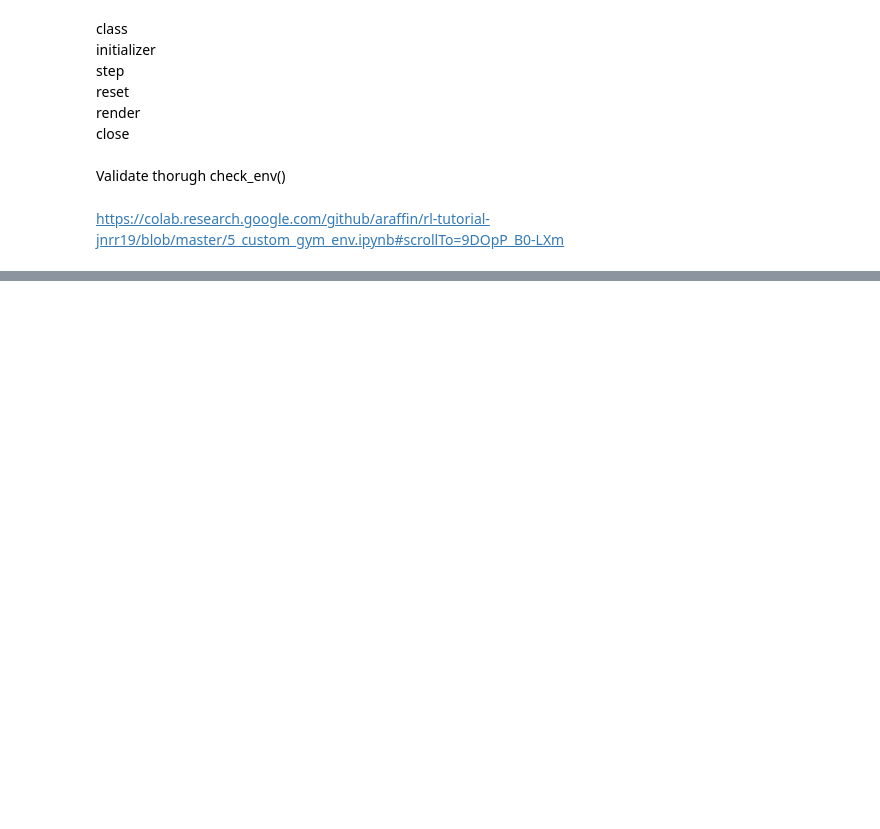
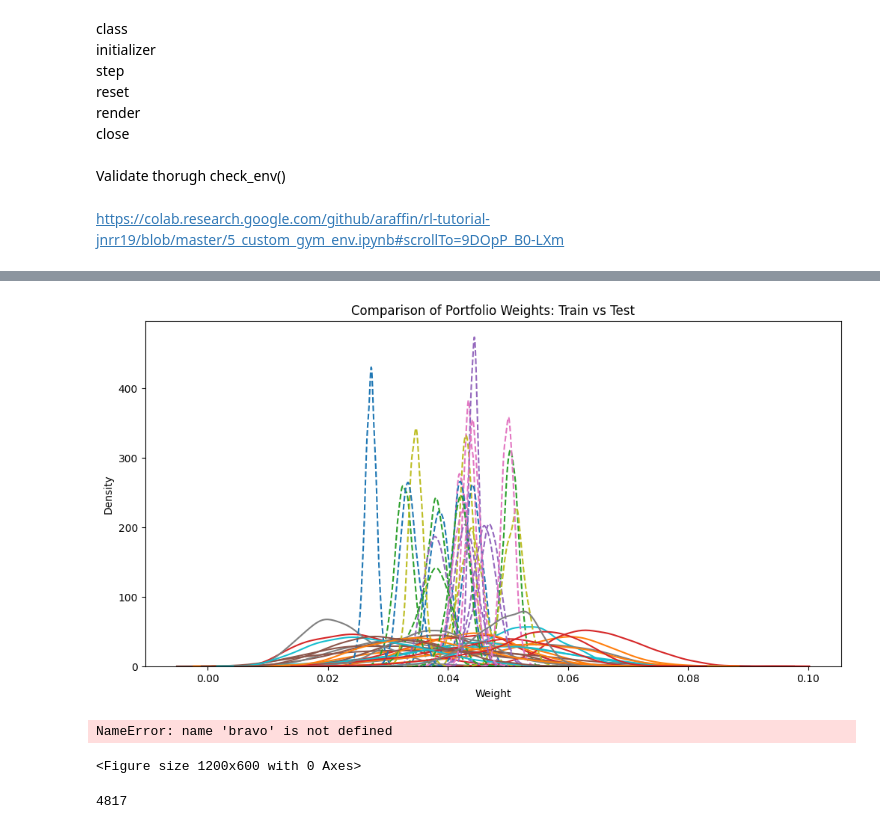
Before and after one commit to DataJakob/BBAN5000-Master-Thesis, a Jupyter notebook: src/Optimization/test_env.ipynb, the cells around one changed output, grey strips where cells are left out. Saved outputs shown, nothing was run; the diff lists cells and outputs as text; code cells hidden in the pictures; blank space fills up the shorter version.

```diff
--- a/src/Optimization/test_env.ipynb
+++ b/src/Optimization/test_env.ipynb
@@ -254,0 +263,56 @@ mean_reward:1.18 +/- 0.00
+# %%
+import seaborn as sns
+import matplotlib.pyplot as plt
+
+train_weights = np.array(weights_history_t)
+test_weights = np.array(weights_history)
+
+# Plot distributions
+plt.figure(figsize=(12,6))
+for i in range(train_weights.shape[1]):  # Iterate over assets
+    sns.kdeplot(train_weights[:, i], label=f"Train Asset {i+1}", linestyle="--")
+    sns.kdeplot(test_weights[:, i], label=f"Test Asset {i+1}")
+
+
+plt.title("Comparison of Portfolio Weights: Train vs Test")
+plt.xlabel("Weight")
+plt.ylabel("Density")
+plt.show()
+# %% [output]
+[figure, added]
+# %%
+def evaluate_performance(env, model):
+    obs, _ = env.reset()
+    portfolio_returns = []
+    done = False
+
+    while not done:
+        action, _ = model.predict(obs, deterministic=True)
+        weights = (action + 1) / 2
+        weights = (weights+1e-8) / (np.sum(weights)+1e-8)
+        obs, reward, terminated, truncated, _ = env.step(weights)
+        done = terminated or truncated
+        portfolio_returns.append(reward)  # Store reward (assumed portfolio return)
+
+    return np.array(portfolio_returns)
+
+# Compute cumulative returns
+train_returns = evaluate_performance(train_env, model)
+test_returns = evaluate_performance(test_env, model)
+
+plt.figure(figsize=(12,6))
+#plt.plot(np.cumprod(train_returns+1), label="Train", linestyle="--")
+plt.plot(np.linspace(4818,4818+1204,1204), np.cumprod(train_returns+1)[-1]* bravo, label="bravo")
+plt.plot(np.linspace(4818,4818+1205,1205), np.cumprod(train_returns+1)[-1] * np.cumprod(test_returns+1), label="Test")
+plt.legend()
+plt.title("Cumulative Returns: Train vs Test")
+plt.xlabel("Time Step")
+plt.ylabel("Cumulative Return")
+plt.show()
+# %% [output]
+NameError: name 'bravo' is not defined
+<Figure size 1200x600 with 0 Axes>
+# %%
+len(train_returns)
+# %% [output]
+4817
```
Also changed, not shown: parts of 17 cells of this notebook, 9 other files.
